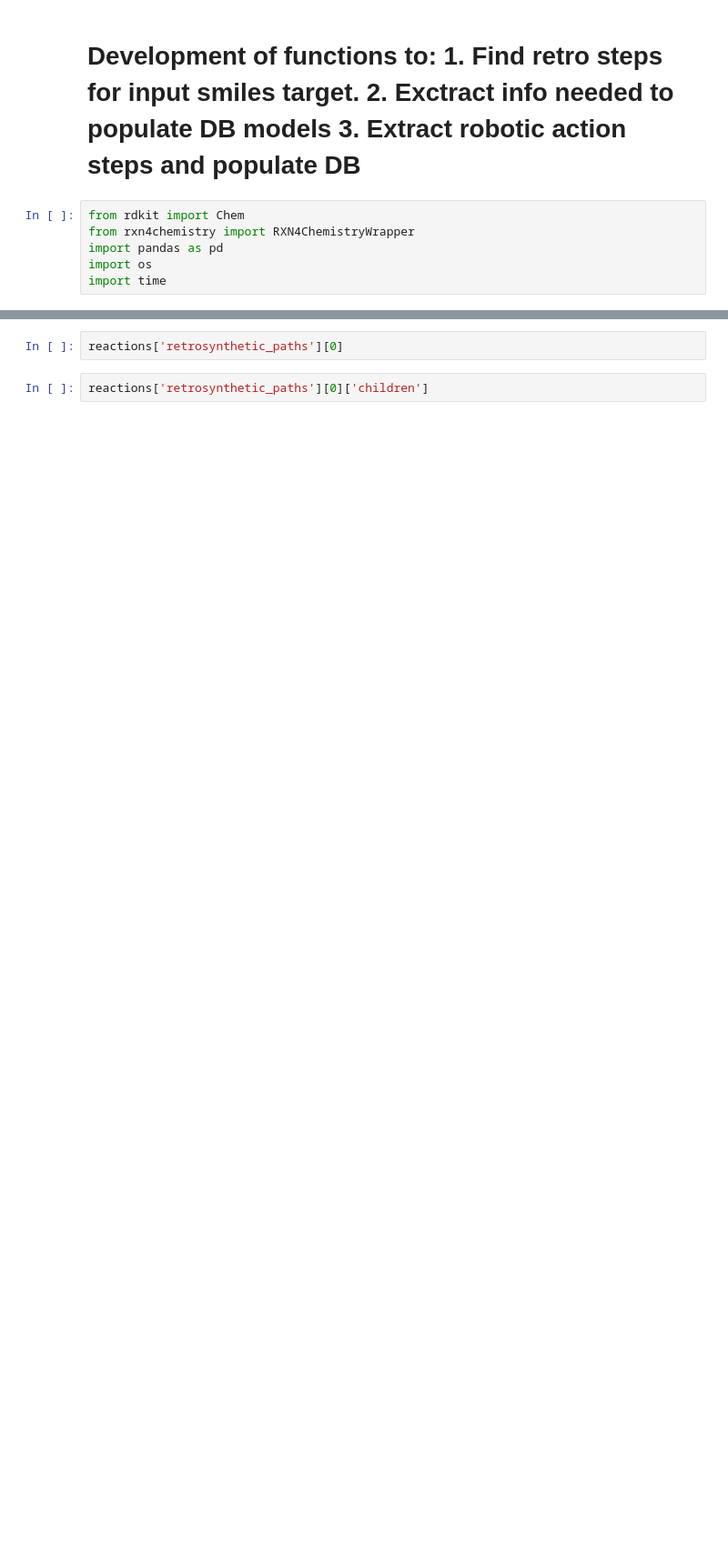
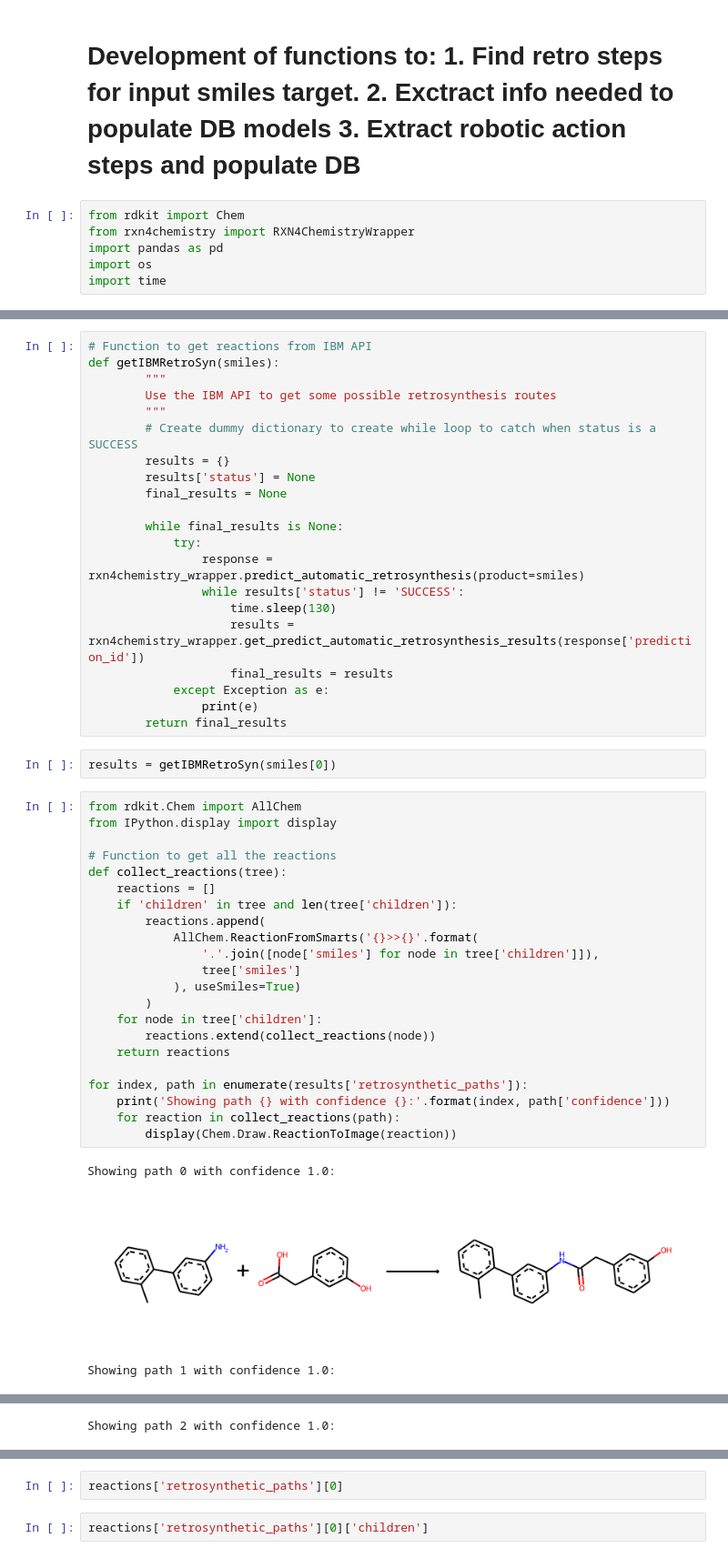
Before and after one commit to Waztom/xchem-CAR, a Jupyter notebook: Notebooks/IBM-API-Actions.ipynb, the cells around one changed output, grey strips where cells are left out. Shown at 91% size. Drawn from its saved outputs; the diff is of its cells as text; blank space fills up the shorter version.

```diff
--- a/Notebooks/IBM-API-Actions.ipynb
+++ b/Notebooks/IBM-API-Actions.ipynb
@@ -167,0 +201,49 @@ RDKit ERROR: [09:28:10] SMILES Parse Error: Failed parsing SMILES 'Targets' for
+# %%
+# Function to get reactions from IBM API
+def getIBMRetroSyn(smiles):
+        """
+        Use the IBM API to get some possible retrosynthesis routes
+        """
+        # Create dummy dictionary to create while loop to catch when status is a SUCCESS
+        results = {}
+        results['status'] = None
+        final_results = None
+
+        while final_results is None:
+            try:
+                response = rxn4chemistry_wrapper.predict_automatic_retrosynthesis(product=smiles)
+                while results['status'] != 'SUCCESS':
+                    time.sleep(130)
+                    results = rxn4chemistry_wrapper.get_predict_automatic_retrosynthesis_results(response['prediction_id'])
+                    final_results = results
+            except Exception as e:
+                print(e)
+        return final_results
+# %%
+results = getIBMRetroSyn(smiles[0])
+# %%
+from rdkit.Chem import AllChem
+from IPython.display import display
+
+# Function to get all the reactions
+def collect_reactions(tree):
+    reactions = []
+    if 'children' in tree and len(tree['children']):
+        reactions.append(
+            AllChem.ReactionFromSmarts('{}>>{}'.format(
+                '.'.join([node['smiles'] for node in tree['children']]),
+                tree['smiles']
+            ), useSmiles=True)
+        )
+    for node in tree['children']:
+        reactions.extend(collect_reactions(node))
+    return reactions
+
+for index, path in enumerate(results['retrosynthetic_paths']):
+    print('Showing path {} with confidence {}:'.format(index, path['confidence']))
+    for reaction in collect_reactions(path):
+        display(Chem.Draw.ReactionToImage(reaction))
+# %% [output]
+Showing path 0 with confidence 1.0:
+[figure, added]
+Showing path 1 with confidence 1.0:
@@ -167,0 +252 @@ RDKit ERROR: [09:28:10] SMILES Parse Error: Failed parsing SMILES 'Targets' for
+Showing path 2 with confidence 1.0:
```
Also changed, not shown: parts of 21 cells of this notebook, 32 other files.
